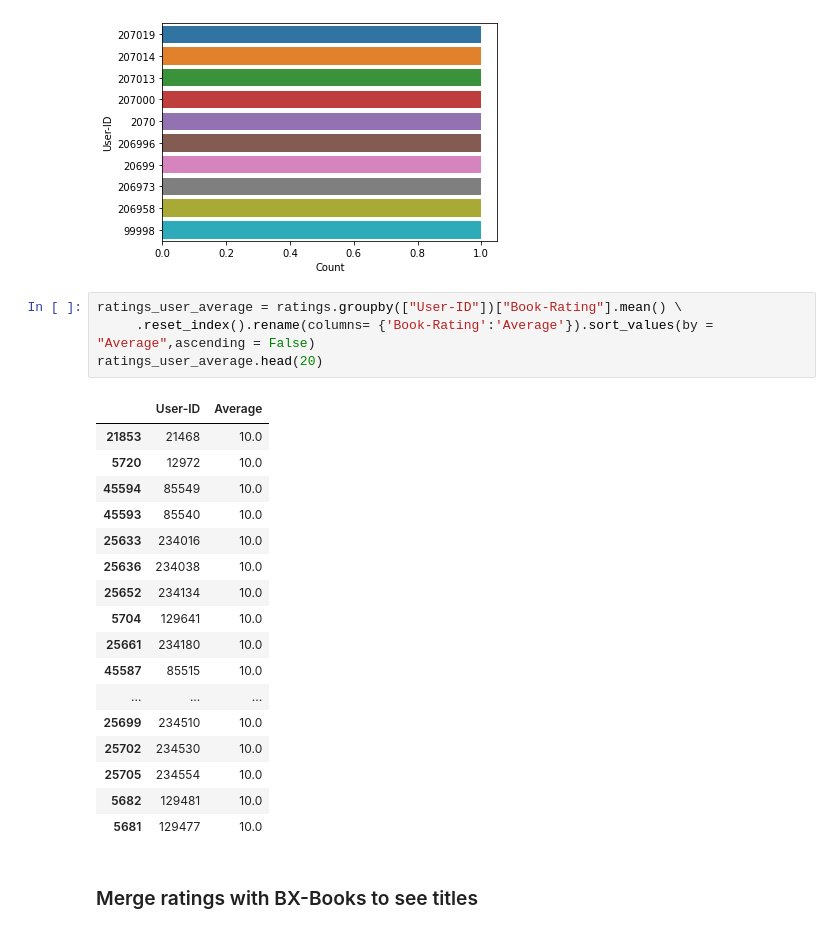
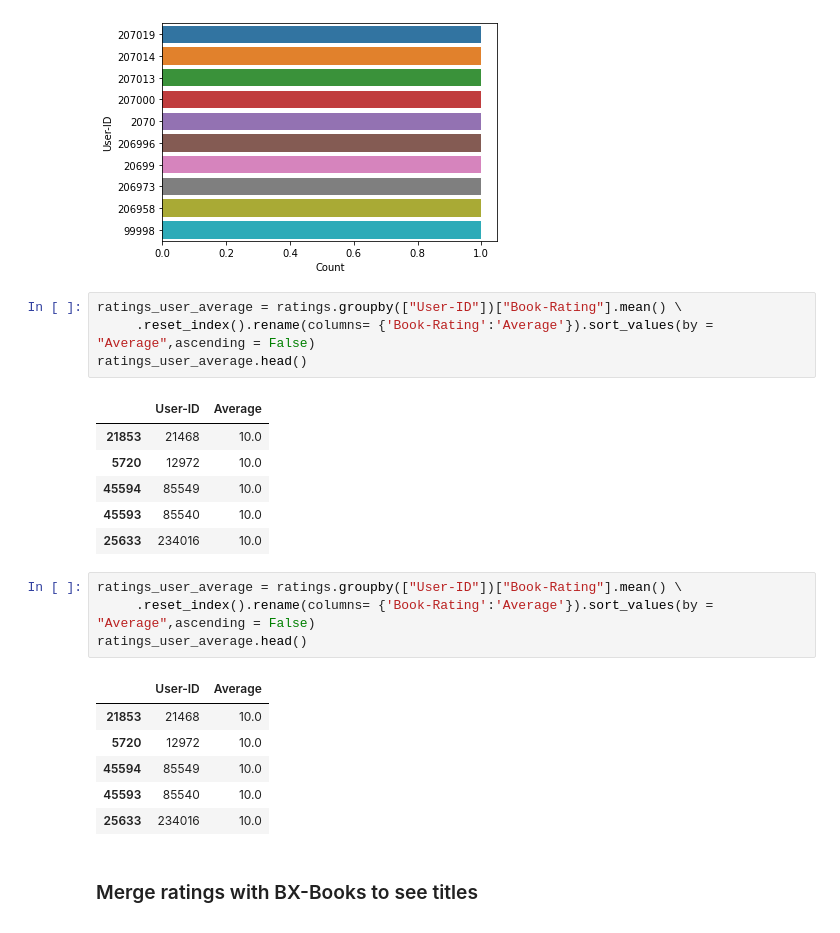
Before and after one commit to caseynator123/EDP_assigment2, a Jupyter notebook: eda/eda.ipynb, the cells around one changed output. Cells and saved outputs as stored; diff of their text form.

```diff
--- a/eda/eda.ipynb
+++ b/eda/eda.ipynb
@@ -1017,25 +1008,25 @@ sns.barplot(ratings_users.tail(10), x = "Count", y = "User-ID", orient = "h")
 # %%
 ratings_user_average = ratings.groupby(["User-ID"])["Book-Rating"].mean() \
      .reset_index().rename(columns= {'Book-Rating':'Average'}).sort_values(by = "Average",ascending = False)
-ratings_user_average.head(20)
+ratings_user_average.head()
 # %% [output]
 |  | User-ID | Average |
 | 21853 | 21468 | 10.0 |
 | 5720 | 12972 | 10.0 |
 | 45594 | 85549 | 10.0 |
 | 45593 | 85540 | 10.0 |
 | 25633 | 234016 | 10.0 |
-| 25636 | 234038 | 10.0 |
-| 25652 | 234134 | 10.0 |
-| 5704 | 129641 | 10.0 |
-| 25661 | 234180 | 10.0 |
-| 45587 | 85515 | 10.0 |
-| ... | ... | ... |
-| 25699 | 234510 | 10.0 |
-| 25702 | 234530 | 10.0 |
-| 25705 | 234554 | 10.0 |
-| 5682 | 129481 | 10.0 |
-| 5681 | 129477 | 10.0 |
+# %%
+ratings_user_average = ratings.groupby(["User-ID"])["Book-Rating"].mean() \
+     .reset_index().rename(columns= {'Book-Rating':'Average'}).sort_values(by = "Average",ascending = False)
+ratings_user_average.head()
+# %% [output]
+|  | User-ID | Average |
+| 21853 | 21468 | 10.0 |
+| 5720 | 12972 | 10.0 |
+| 45594 | 85549 | 10.0 |
+| 45593 | 85540 | 10.0 |
+| 25633 | 234016 | 10.0 |
 # %% [markdown]
 ### Merge ratings with BX-Books to see titles
 # %%
```
Also changed, not shown: parts of 42 cells of this notebook, 1 other file.
